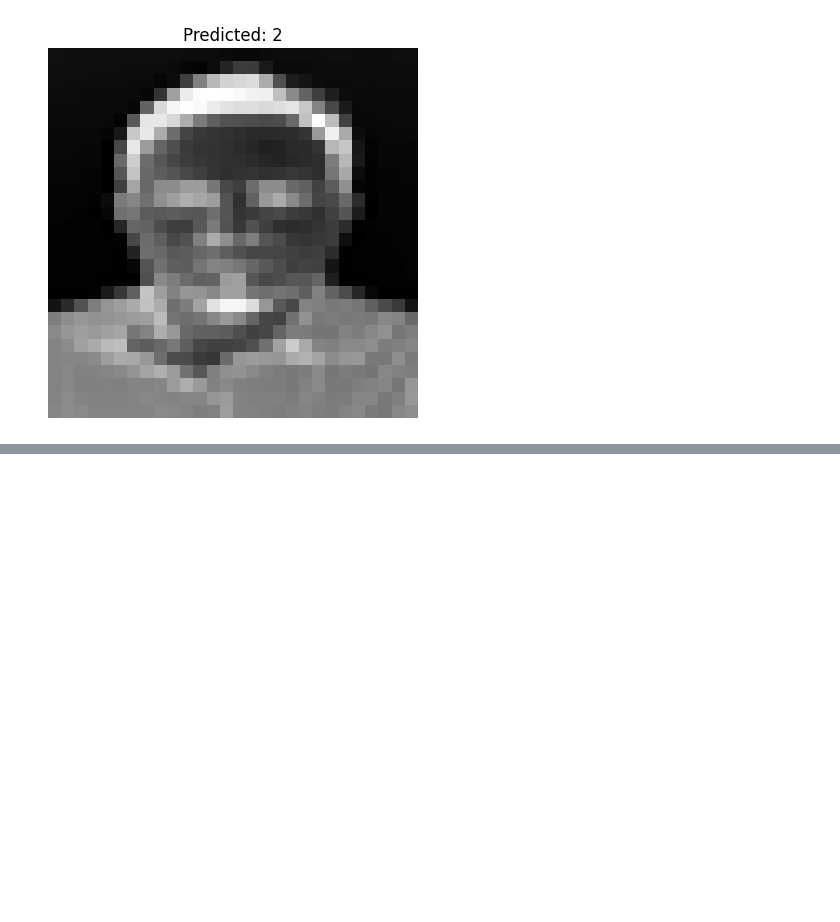
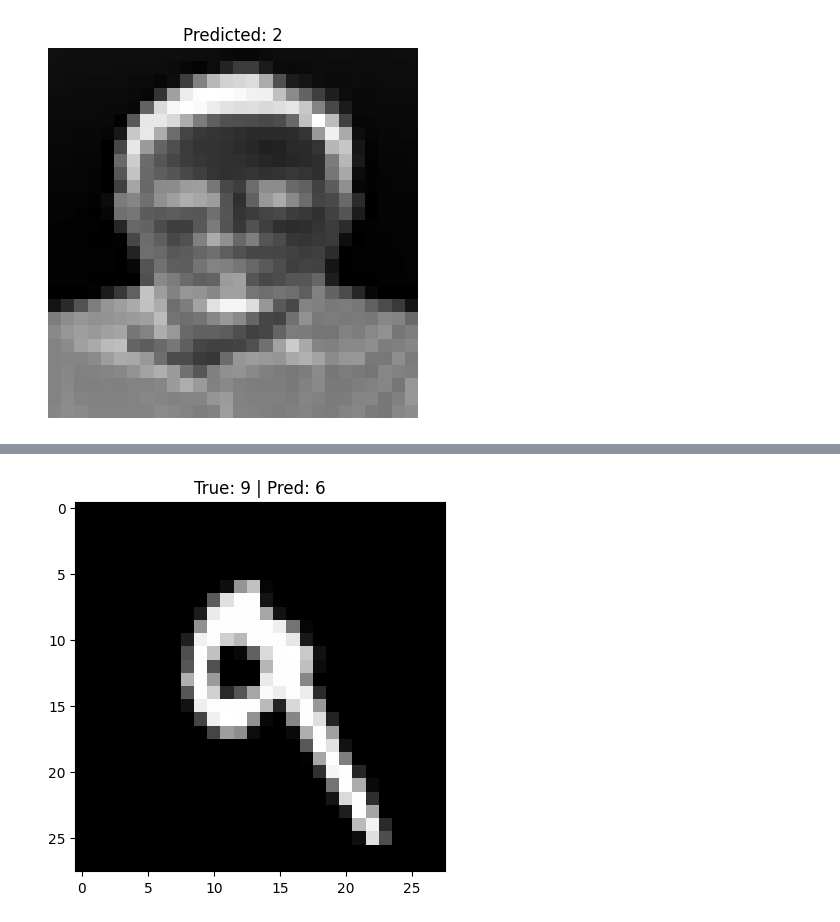
Before and after one commit to shimulkewu/Mechanistic_interpretability, a Jupyter notebook: MNIST_img_pred.ipynb, the cells around one changed output, grey strips where cells are left out. Cells and saved outputs as stored; diff of their text form; code cells hidden in the pictures; blank space fills up the shorter version.

```diff
--- a/MNIST_img_pred.ipynb
+++ b/MNIST_img_pred.ipynb
@@ -245 +242,47 @@ plt.show()
 [figure]
+# %%
+# ----------------------
+# STEP 1: IMPORT & LOAD MODEL
+# ----------------------
+from tensorflow.keras.models import load_model
+import numpy as np
+import matplotlib.pyplot as plt
+
+model = load_model('mnist_model.h5')
+
+# ----------------------
+# STEP 2: LOAD MNIST TEST DATA
+# ----------------------
+from tensorflow.keras.datasets import mnist
+(_, _), (x_test, y_test) = mnist.load_data()
+x_test = x_test / 255.0
+
+# ----------------------
+# STEP 3: PREDICT ON A SINGLE IMAGE
+# ----------------------
+idx = 7
+img = x_test[idx]
+true = y_test[idx]
+
+input_img = np.expand_dims(img, axis=0)
+pred = model.predict(input_img)
+pred_label = np.argmax(pred)
+
+plt.imshow(img, cmap='gray')
+plt.title(f"True: {true} | Pred: {pred_label}")
+plt.show()
+
+# ----------------------
+# STEP 4: PREDICT ON CUSTOM IMAGE
+# ----------------------
+from PIL import Image
+
+my_img = Image.open('/content/my-img.png').convert('L').resize((28, 28))
+my_arr = np.array(my_img)
+my_arr = 255 - my_arr   # invert if needed
+my_arr = my_arr / 255.0
+
+my_input = np.expand_dims(my_arr, axis=0)
+my_pred = model.predict(my_input)
+print("My digit is:", np.argmax(my_pred))
+# %% [output]
@@ -245,0 +292 @@ plt.show()
+[figure, added]
```
Also changed, not shown: parts of 4 cells of this notebook.
